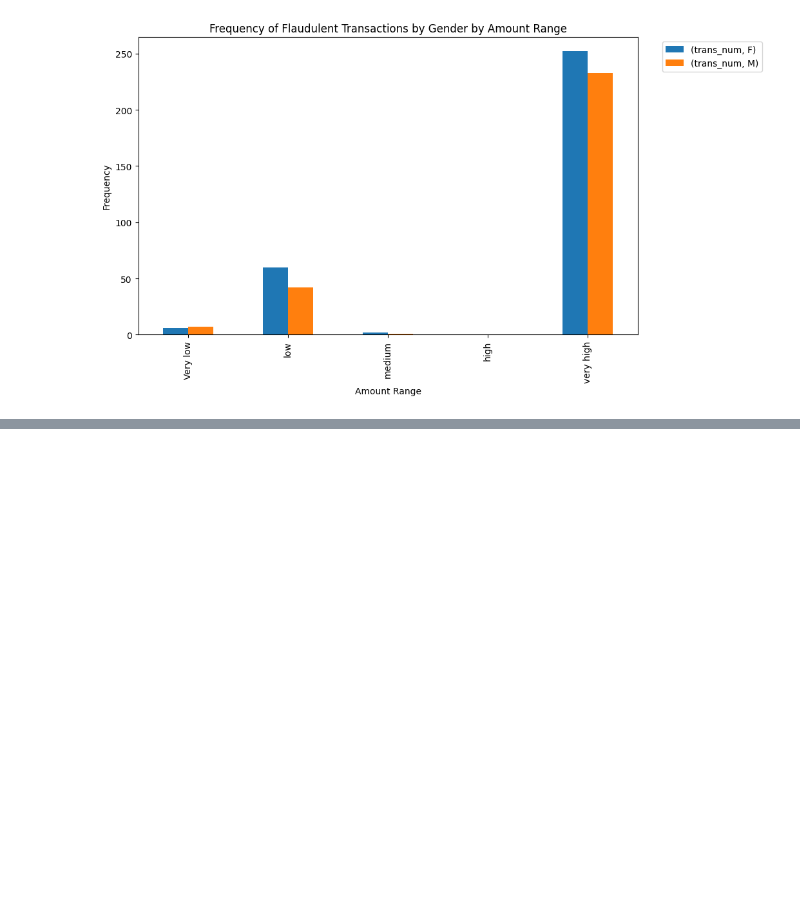
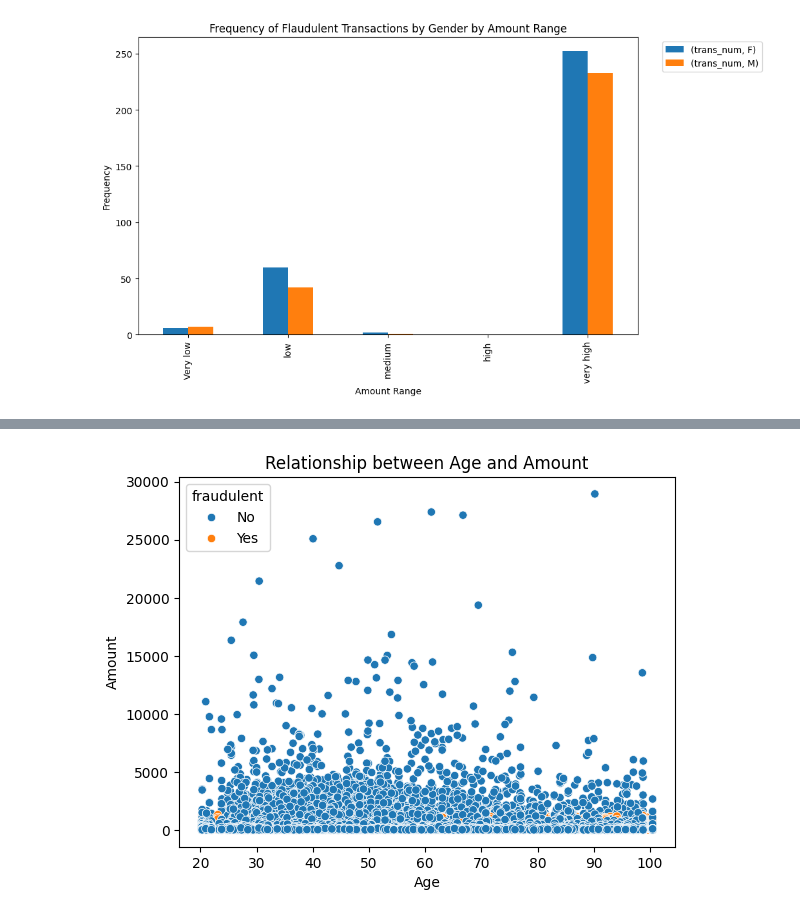
Before and after one commit to tctamedie/EventManagement, a Jupyter notebook: FraudDetectionCode.ipynb, the cells around one changed output, grey strips where cells are left out. Cells and saved outputs as stored; diff of their text form; code cells hidden in the pictures; blank space fills up the shorter version.

```diff
--- a/FraudDetectionCode.ipynb
+++ b/FraudDetectionCode.ipynb
@@ -193,0 +219,8 @@ pivot_df = pivotToBarChart(data=dangerous_city_data,indexBy=['amount_range'],
+# %%
+sns.scatterplot(x='age', y='amt', hue='fraudulent', data=data)
+plt.title('Relationship between Age and Amount')
+plt.xlabel('Age')
+plt.ylabel('Amount')
+plt.show()
+# %% [output]
+[figure, added]
```
Also changed, not shown: parts of 6 cells of this notebook.
